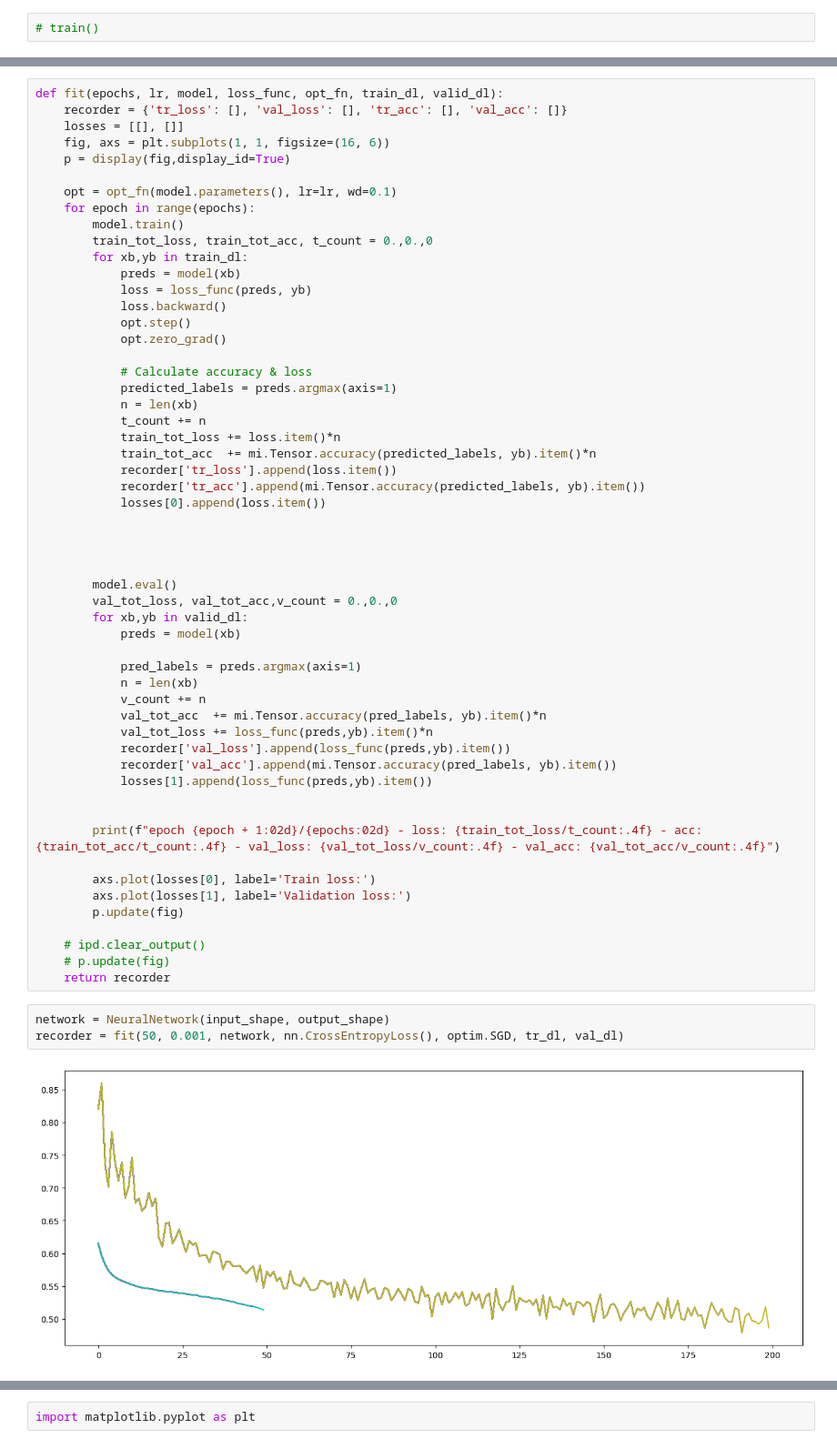
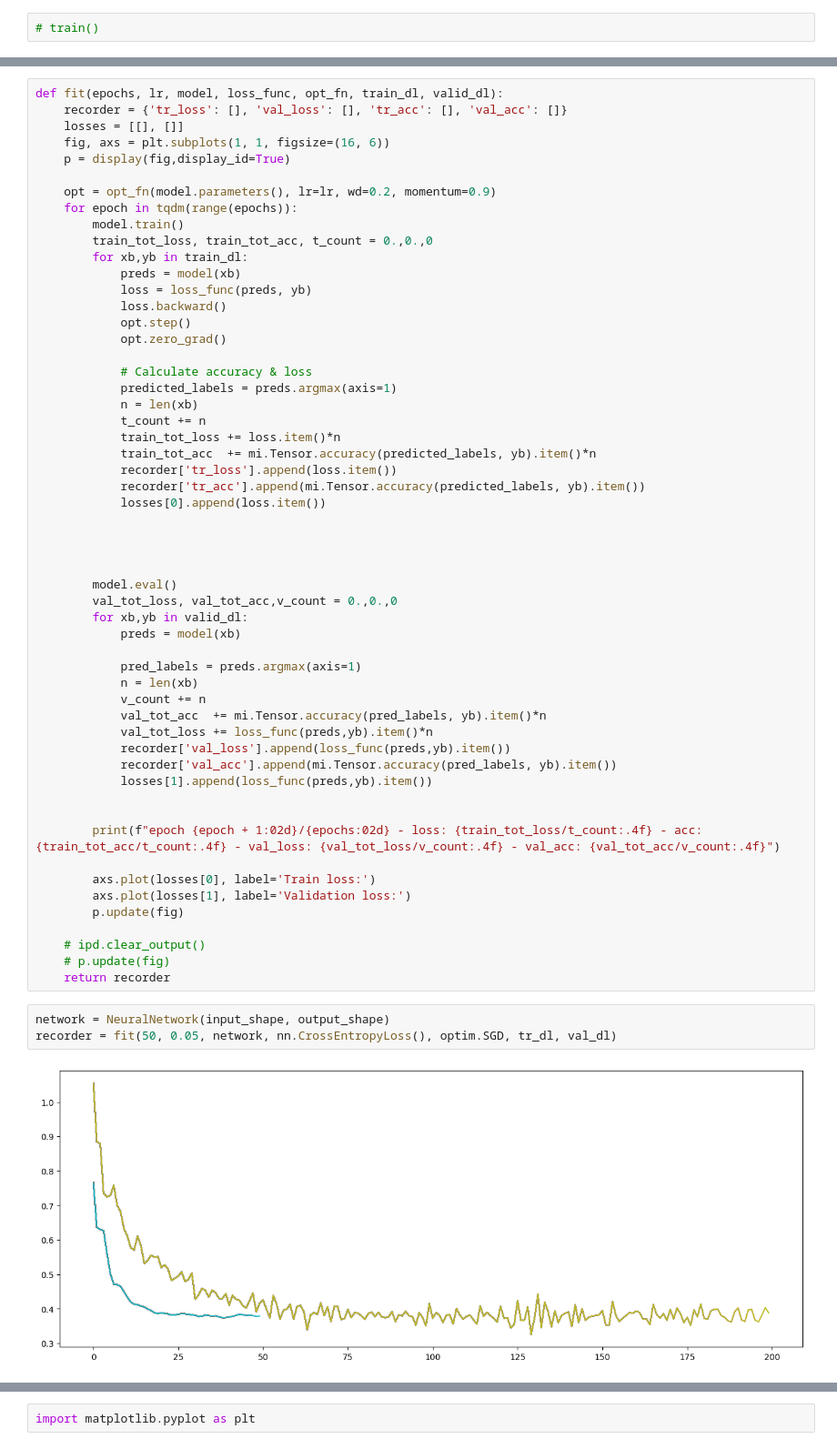
Before and after one commit to m0saan/42B2C-Cursus, a Jupyter notebook: mlp/draft.ipynb, the cells around one changed output, grey strips where cells are left out. Shown at 91% size. Cells and saved outputs as stored; diff of their text form.

```diff
--- a/mlp/draft.ipynb
+++ b/mlp/draft.ipynb
@@ -146,8 +147,8 @@ def fit(epochs, lr, model, loss_func, opt_fn, train_dl, valid_dl):
     fig, axs = plt.subplots(1, 1, figsize=(16, 6))
     p = display(fig,display_id=True)
 
-    opt = opt_fn(model.parameters(), lr=lr, wd=0.1)
-    for epoch in range(epochs):
+    opt = opt_fn(model.parameters(), lr=lr, wd=0.2, momentum=0.9)
+    for epoch in tqdm(range(epochs)):
         model.train()
         train_tot_loss, train_tot_acc, t_count = 0.,0.,0
         for xb,yb in train_dl:
@@ -196,6 +197,6 @@ def fit(epochs, lr, model, loss_func, opt_fn, train_dl, valid_dl):
     return recorder
 # %%
 network = NeuralNetwork(input_shape, output_shape)
-recorder = fit(50, 0.001, network, nn.CrossEntropyLoss(), optim.SGD, tr_dl, val_dl)
+recorder = fit(50, 0.05, network, nn.CrossEntropyLoss(), optim.SGD, tr_dl, val_dl)
 # %% [output]
-[figure, old version]
+[figure, new version]
```
Also changed, not shown: parts of 4 cells of this notebook.
